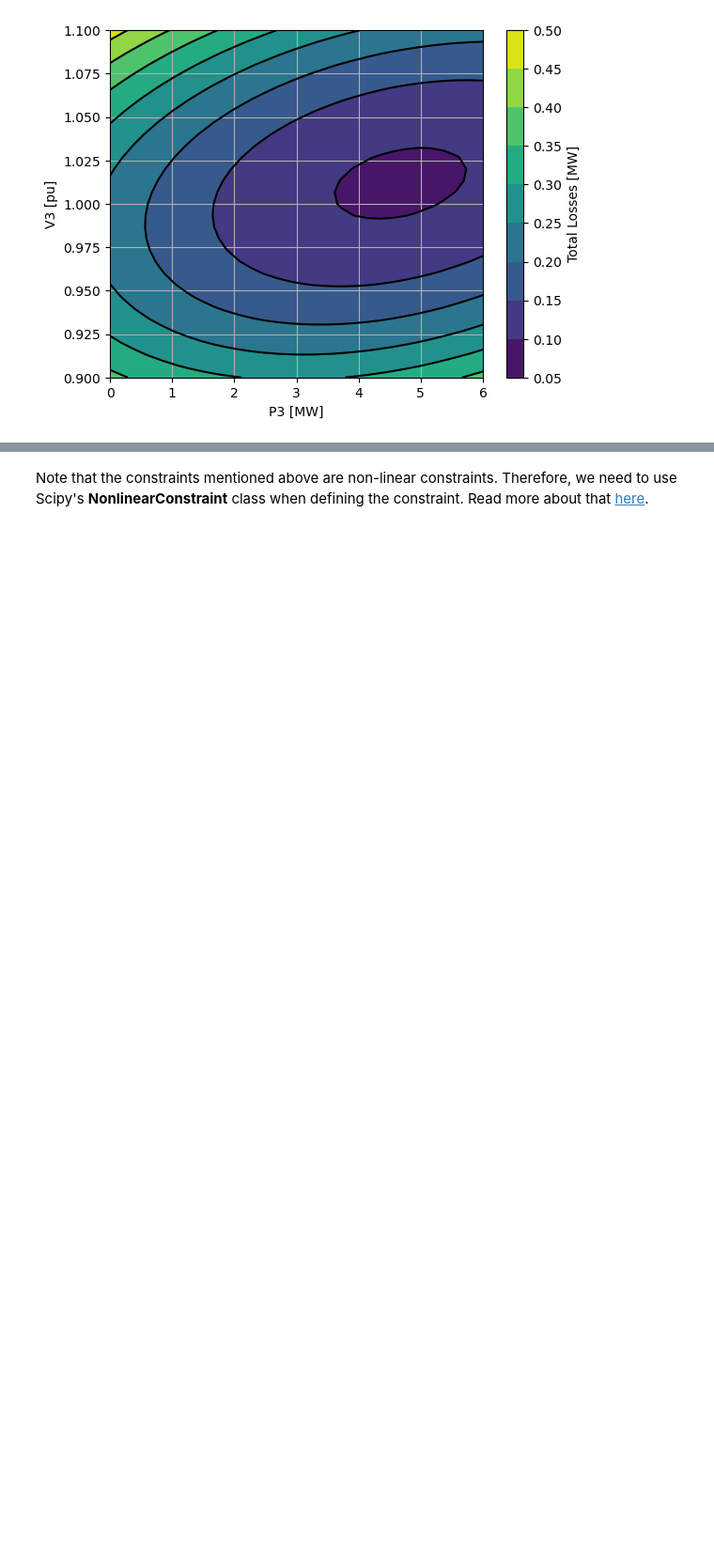
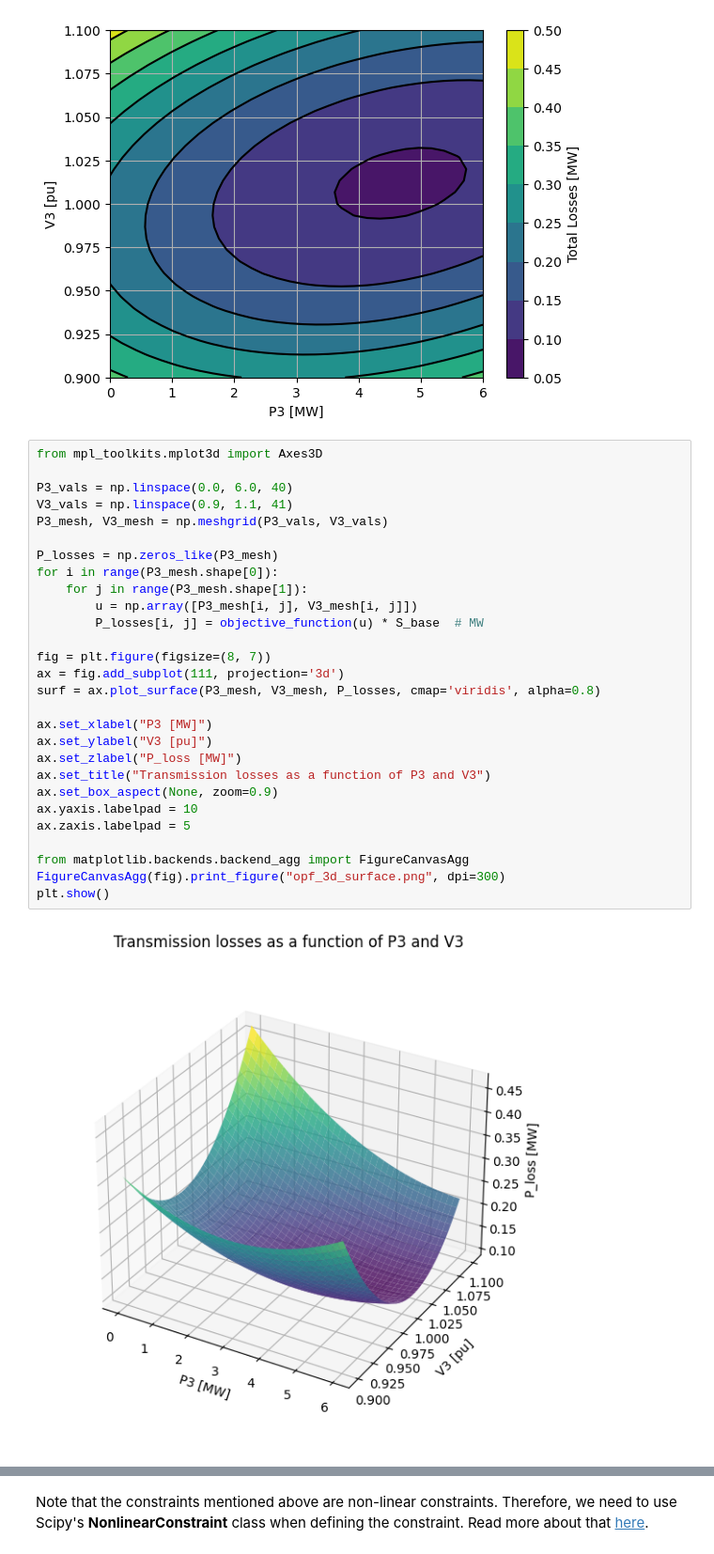
Before and after one commit to sambeets/EPE2316-Power-System-Planning, a Jupyter notebook: DigiLab/6 - Security Constrained Optimal Power Flow/Digital Lab 6 - Security Constrained OPF.ipynb, the cells around one changed output, grey strips where cells are left out. Shown at 94% size. Drawn from its saved outputs; the diff is of its cells as text; blank space fills up the shorter version.

```diff
--- a/DigiLab/6 - Security Constrained Optimal Power Flow/Digital Lab 6 - Security Constrained OPF.ipynb
+++ b/DigiLab/6 - Security Constrained Optimal Power Flow/Digital Lab 6 - Security Constrained OPF.ipynb
@@ -156,4 +158,34 @@ plt.grid()
 plt.show()
 # %% [output]
 [figure]
+# %%
+from mpl_toolkits.mplot3d import Axes3D
+
+P3_vals = np.linspace(0.0, 6.0, 40)
+V3_vals = np.linspace(0.9, 1.1, 41)
+P3_mesh, V3_mesh = np.meshgrid(P3_vals, V3_vals)
+
+P_losses = np.zeros_like(P3_mesh)
+for i in range(P3_mesh.shape[0]):
+    for j in range(P3_mesh.shape[1]):
+        u = np.array([P3_mesh[i, j], V3_mesh[i, j]])
+        P_losses[i, j] = objective_function(u) * S_base  # MW
+
+fig = plt.figure(figsize=(8, 7))
+ax = fig.add_subplot(111, projection='3d')
+surf = ax.plot_surface(P3_mesh, V3_mesh, P_losses, cmap='viridis', alpha=0.8)
+
+ax.set_xlabel("P3 [MW]")
+ax.set_ylabel("V3 [pu]")
+ax.set_zlabel("P_loss [MW]")
+ax.set_title("Transmission losses as a function of P3 and V3")
+ax.set_box_aspect(None, zoom=0.9)
+ax.yaxis.labelpad = 10
+ax.zaxis.labelpad = 5
+
+from matplotlib.backends.backend_agg import FigureCanvasAgg
+FigureCanvasAgg(fig).print_figure("opf_3d_surface.png", dpi=300)
+plt.show()
+# %% [output]
+[figure, added]
 # %%
```
Also changed, not shown: parts of 13 cells of this notebook, 1 other file.
